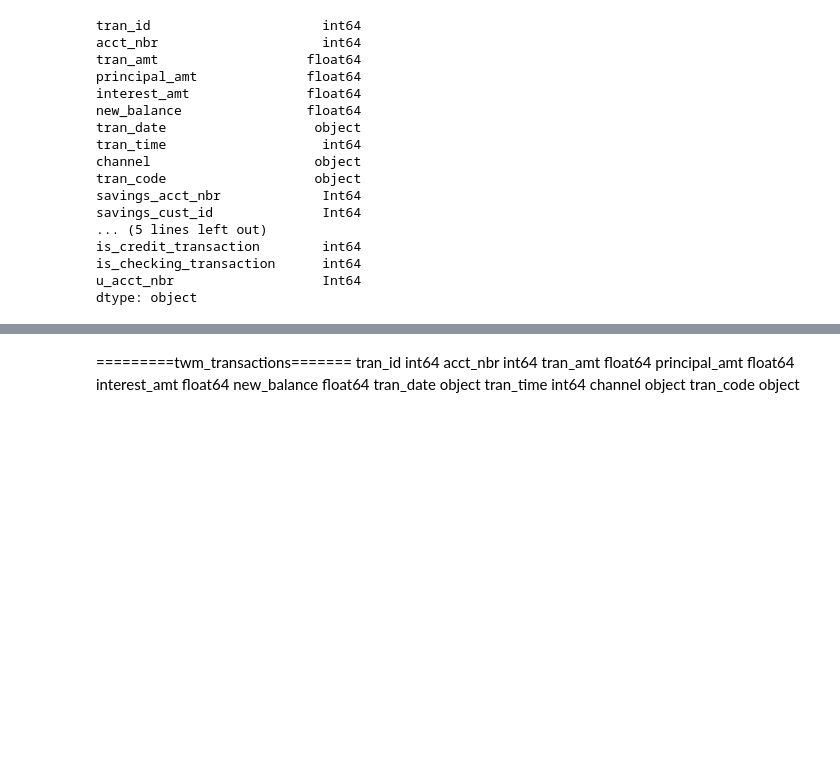
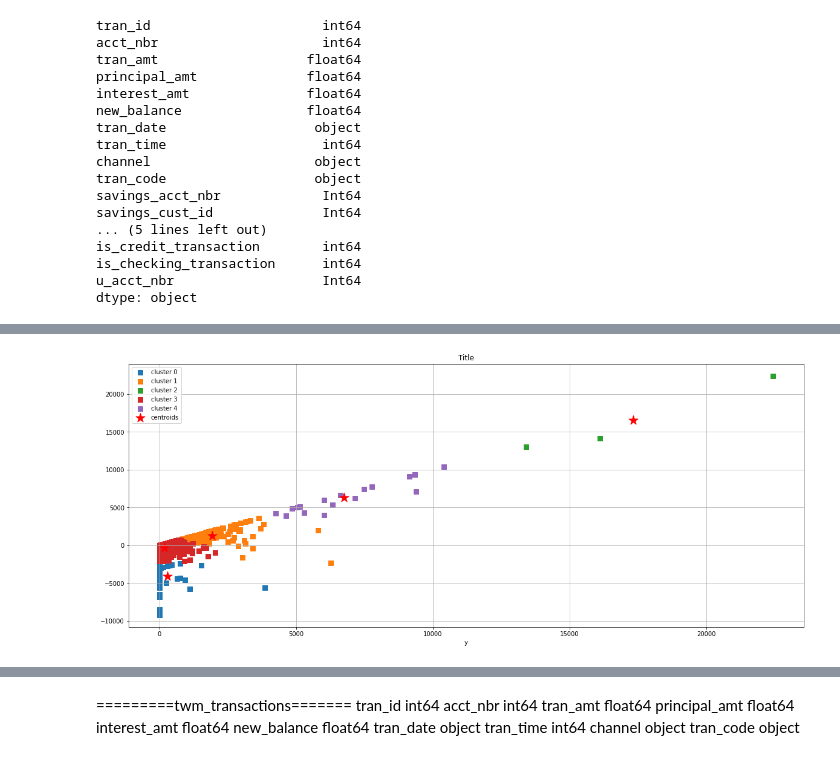
Before and after one commit to digitalminimal/mini-project-III, a Jupyter notebook: mini-project-III.ipynb, the cells around one changed output, grey strips where cells are left out. Cells and saved outputs as stored; diff of their text form; code cells hidden in the pictures; blank space fills up the shorter version.

```diff
--- a/mini-project-III.ipynb
+++ b/mini-project-III.ipynb
@@ -360,0 +519,12 @@ fig.show()
+# %%
+#============Takes 2 features from dataframe to numpy array and prepare to send it to the scatterplot
+incomedebt=new[['savings_ending_balance','debt']].to_numpy()
+
+km = KMeans(n_clusters=5, # how many clusters we expected
+            n_init=20, # how many initial runs
+            random_state=0)
+# fit and predictd
+y_km = km.fit_predict(incomedebt)
+plot_clusters(incomedebt, y_km, plt_cluster_centers= True)
+# %% [output]
+[figure, added]
```
Also changed, not shown: parts of 21 cells of this notebook.
